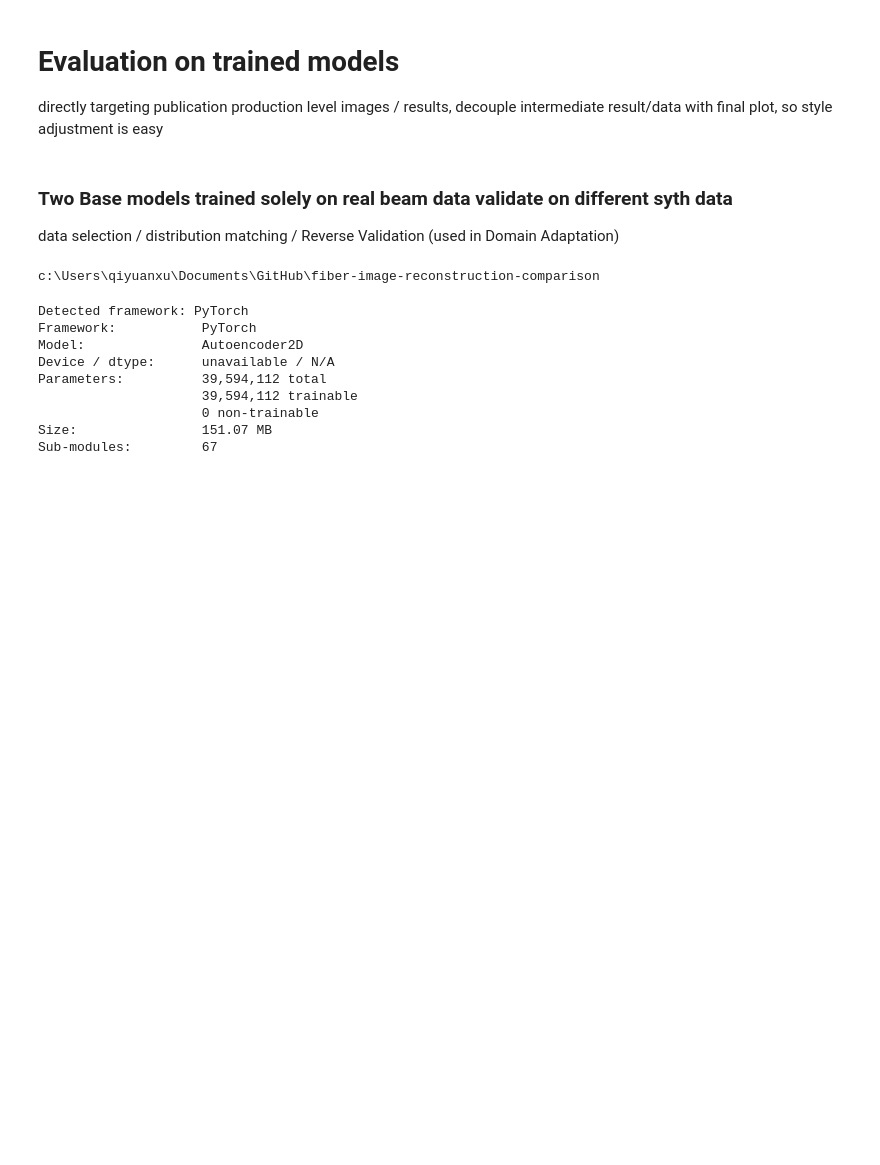
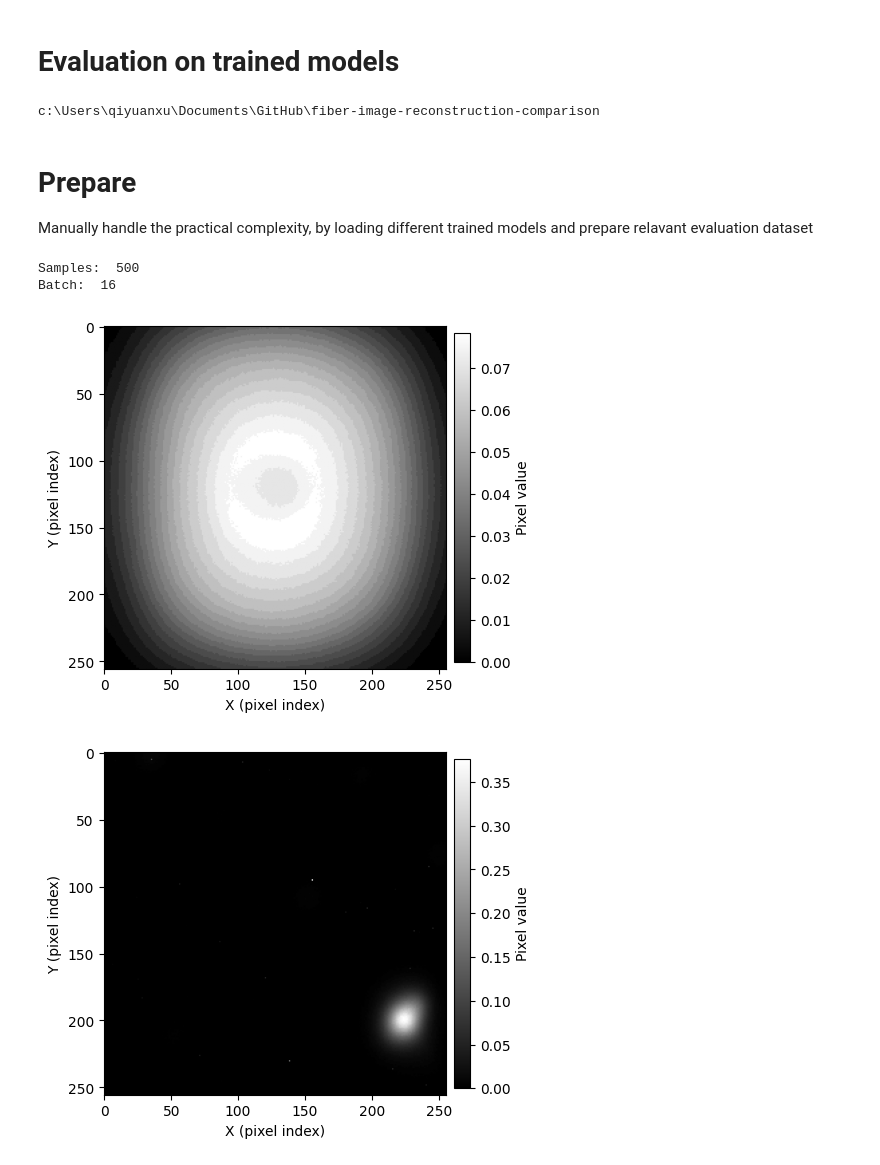
Before and after one commit to Andrew-XQY/fiber-image-reconstruction, a Jupyter notebook: notebooks/evaluation.ipynb, the cells around one changed output. Saved outputs shown, nothing was run; the diff lists cells and outputs as text; code cells hidden in the pictures; blank space fills up the shorter version.

```diff
--- a/notebooks/evaluation.ipynb
+++ b/notebooks/evaluation.ipynb
@@ -1,8 +1,3 @@
 # %% [markdown]
 # Evaluation on trained models
-directly targeting publication production level images / results, decouple intermediate result/data with final plot, so style adjustment is easy
-# %% [markdown]
-### Two Base models trained solely on real beam data validate on different syth data
-
-data selection / distribution matching / Reverse Validation (used in Domain Adaptation)
 # %%
@@ -10,30 +6,71 @@ from dirs import *
 from train import *
 # %% [output]
 c:\Users\qiyuanxu\Documents\GitHub\fiber-image-reconstruction-comparison
+# %% [markdown]
+# Prepare
+Manually handle the practical complexity, by loading different trained models and prepare relavant evaluation dataset
 # %%
+""" 2025 CLEAR CAE trained on real beam chromox line scan + SGM """
+
 # ========================================
-# load model for inference
+# Load model
 # ========================================
 import torch
 from models.CAE import Autoencoder2D
 
-model_name = "chromox_laser_vae_base_model"  # chromox_laser_vae_base_model  chromox_vae_base_model
+model_name = "chromox_vae_line_scan_sgm"
 model_path = dirs["models"][model_name] # should point to model.pth
 device = torch.device("cuda" if torch.cuda.is_available() else "cpu")
-
 model = Autoencoder2D.load_model(
-    filepath=model_path,
+    filepath=model_path,  # should point to model.pth
     device=device,
     eval_mode=True, # inference mode
 )
 print(show_model_info(model))
+
+# ========================================
+# load dataset for inference
+# ========================================
+from xflow.utils.visualization import plot_image
+
+experiment_name = "CLEAR25"
+dataset_sources = ["processed_chromox_cropped"]  # ["processed_dmd", "processed_chromox", "processed_yag", "processed_chromox_laser", "processed_yag_laser"]'
+
+config_manager = ConfigManager(
+    load_config(
+        f"{experiment_name}.yaml",
+        machine=detect_machine(),
+        resolve=True,
+    )
+)
+config = config_manager.get()
+dataset_dirs = [resolve_dataset_dir(config, src) for src in dataset_sources]
+db_rel = config["dataset_structure"]["db"].lstrip("/\\")
+db_paths = [d / db_rel for d in dataset_dirs]
+
+eval_provider = SqlProvider(
+    sources={"connection": db_paths[0], "sql": config["sql"]["processed_chromox_cropped_random_scan_eval"]}, output_config={'list': "image_path"}
+)#.subsample(n_samples=300, seed=config["seed"])
+
+# pad abs path to db saved relative dirs.
+for t in config["data"]["transforms"]["torch"]:
+    if t.get("name") == "add_parent_dir":
+        t.setdefault("params", {})["parent_dir"] = str(dataset_dirs[0])
+        break
+transforms = build_transforms_from_config(config["data"]["transforms"]["torch"])
+
+# normally leave the pipelines decoupled and untouched so the output interface remains consistent.
+eval_dataset = PyTorchPipeline(
+    eval_provider,
+    transforms
+).to_memory_dataset(config["data"]["dataset_ops"])  # testset data do not need thresholding since it is to remove stacking noise?
+
+print("Samples: ", len(eval_provider))
+print("Batch: ", len(eval_dataset))
+plot_image(next(iter(eval_dataset))[0])
+plot_image(next(iter(eval_dataset))[1])
 # %% [output]
-Detected framework: PyTorch
-Framework:           PyTorch
-Model:               Autoencoder2D
-Device / dtype:      unavailable / N/A
-Parameters:          39,594,112 total
-                     39,594,112 trainable
-                     0 non-trainable
-Size:                151.07 MB
-Sub-modules:         67
+Samples:  500
+Batch:  16
+[figure, added]
+[figure, added]
```
Also changed, not shown: parts of 5 cells of this notebook, 3 other files.
